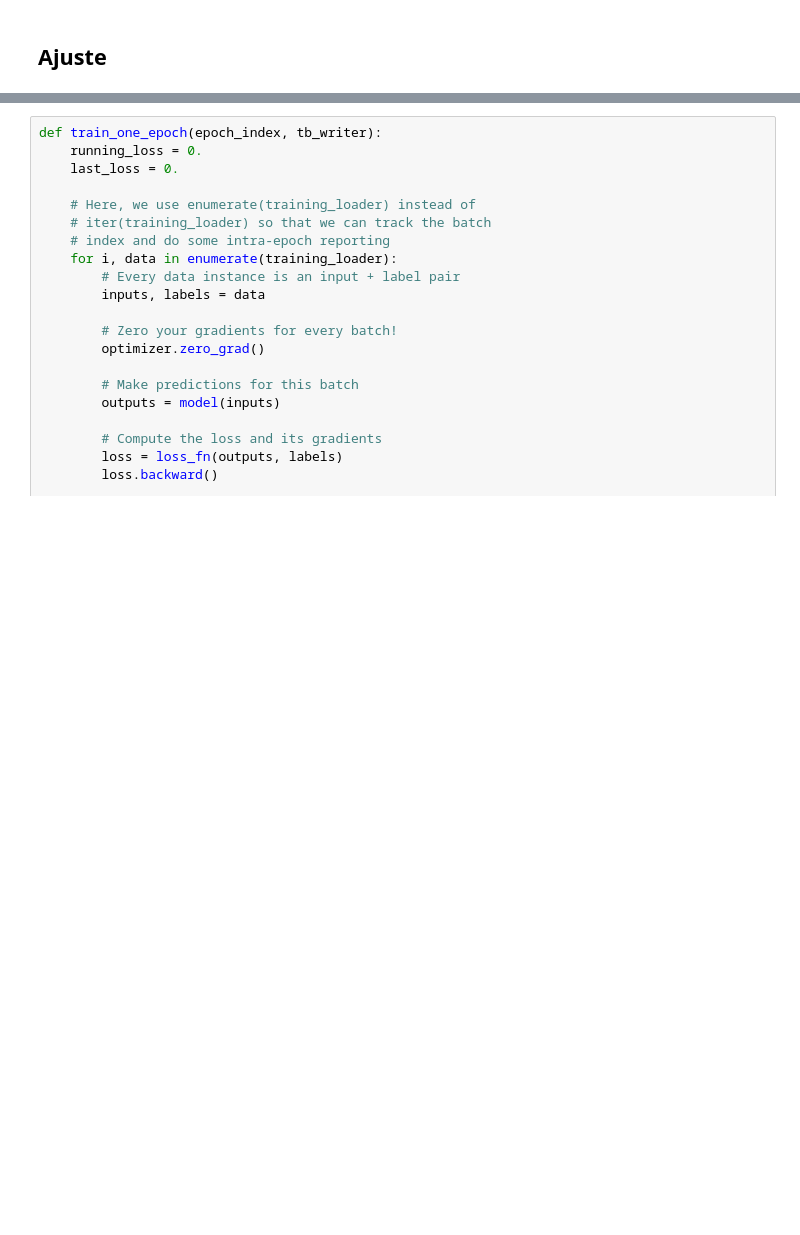
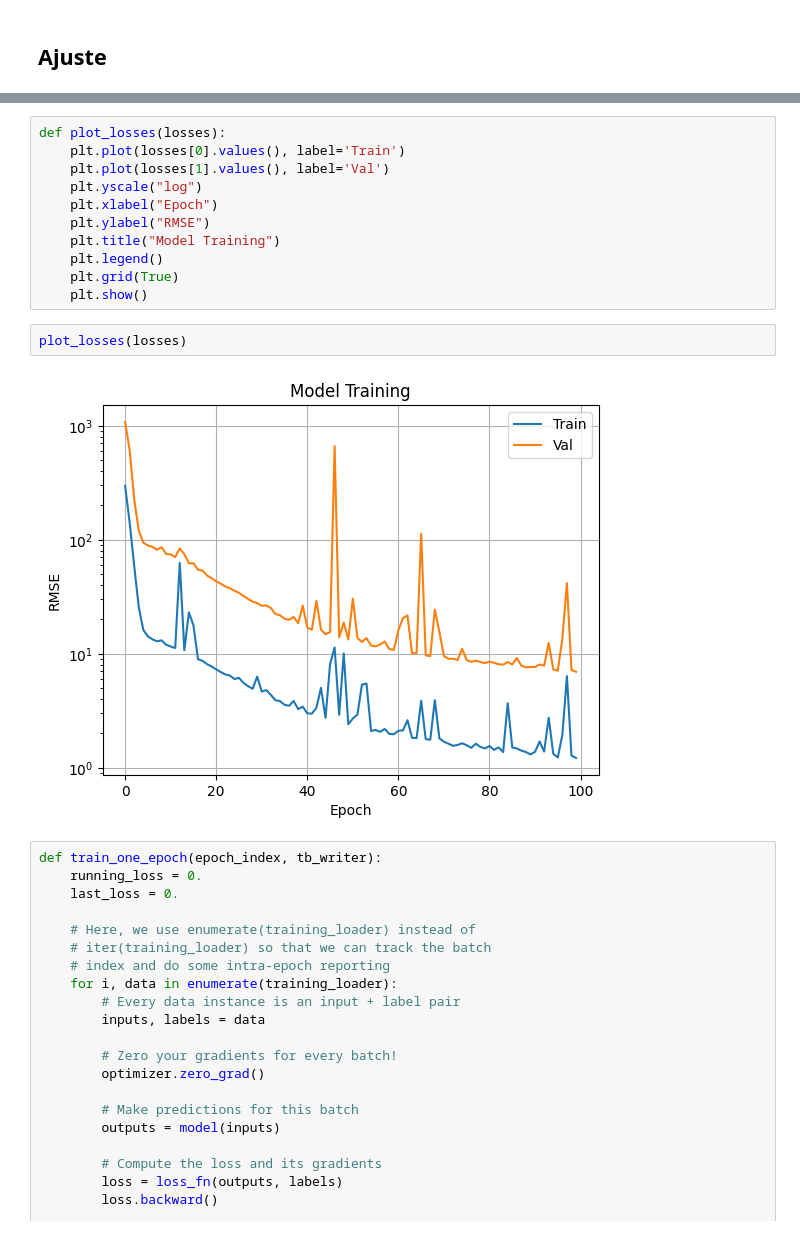
Before and after one commit to TiagoCAAmorim/SimModels, a Jupyter notebook: graph_nn/build_rnn.ipynb, the cells around one changed output, grey strips where cells are left out. Saved outputs shown, nothing was run; the diff lists cells and outputs as text; blank space fills up the shorter version.

```diff
--- a/graph_nn/build_rnn.ipynb
+++ b/graph_nn/build_rnn.ipynb
@@ -399,3 +280,18 @@ train(model, dataloader_train, epochs, optimizer, loss_fn)
+# %%
+def plot_losses(losses):
+    plt.plot(losses[0].values(), label='Train')
+    plt.plot(losses[1].values(), label='Val')
+    plt.yscale("log")
+    plt.xlabel("Epoch")
+    plt.ylabel("RMSE")
+    plt.title("Model Training")
+    plt.legend()
+    plt.grid(True)
+    plt.show()
+# %%
+plot_losses(losses)
+# %% [output]
+[figure, added]
 # %%
 def train_one_epoch(epoch_index, tb_writer):
     running_loss = 0.
```
Also changed, not shown: parts of 6 cells of this notebook.
